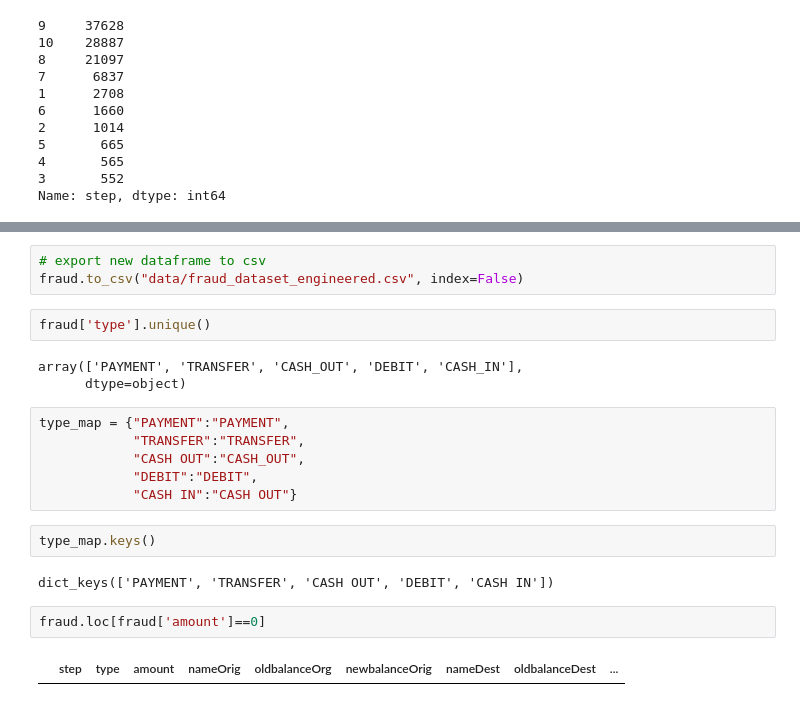
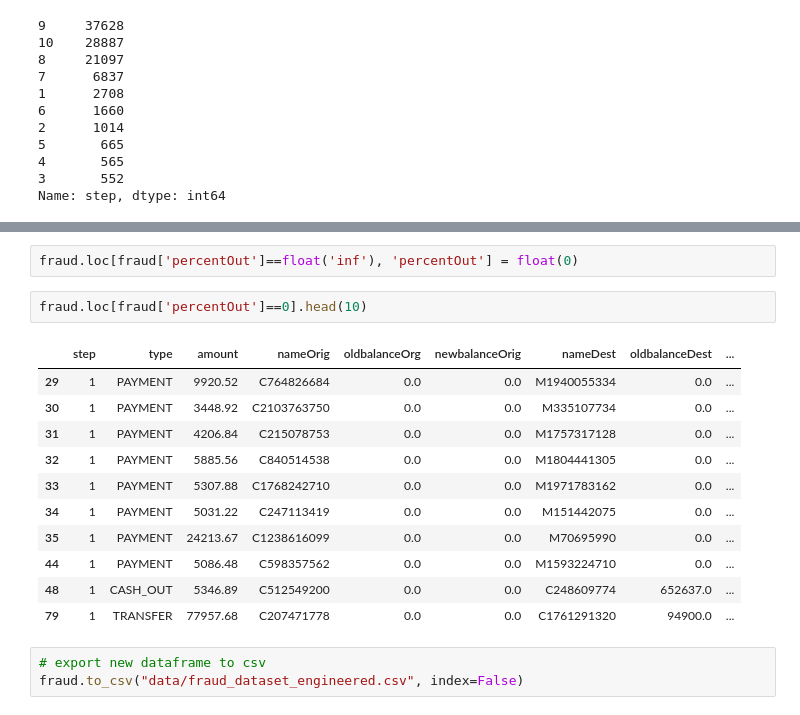
Before and after one commit to Sammybams/Payment-Fraud-Detection-Azure-AutoML, a Jupyter notebook: experimentation/Online-Payment-Fraud.ipynb, the cells around one changed output, grey strips where cells are left out. Drawn from its saved outputs; the diff is of its cells as text.

```diff
--- a/experimentation/Online-Payment-Fraud.ipynb
+++ b/experimentation/Online-Payment-Fraud.ipynb
@@ -61,22 +103,19 @@ Name: step, dtype: int64
+# %%
+fraud.loc[fraud['percentOut']==float('inf'), 'percentOut'] = float(0)
+# %%
+fraud.loc[fraud['percentOut']==0].head(10)
+# %% [output]
+|  | step | type | amount | nameOrig | oldbalanceOrg | newbalanceOrig | nameDest | oldbalanceDest | ... |
+| 29 | 1 | PAYMENT | 9920.52 | C764826684 | 0.0 | 0.0 | M1940055334 | 0.0 | ... |
+| 30 | 1 | PAYMENT | 3448.92 | C2103763750 | 0.0 | 0.0 | M335107734 | 0.0 | ... |
+| 31 | 1 | PAYMENT | 4206.84 | C215078753 | 0.0 | 0.0 | M1757317128 | 0.0 | ... |
+| 32 | 1 | PAYMENT | 5885.56 | C840514538 | 0.0 | 0.0 | M1804441305 | 0.0 | ... |
+| 33 | 1 | PAYMENT | 5307.88 | C1768242710 | 0.0 | 0.0 | M1971783162 | 0.0 | ... |
+| 34 | 1 | PAYMENT | 5031.22 | C247113419 | 0.0 | 0.0 | M151442075 | 0.0 | ... |
+| 35 | 1 | PAYMENT | 24213.67 | C1238616099 | 0.0 | 0.0 | M70695990 | 0.0 | ... |
+| 44 | 1 | PAYMENT | 5086.48 | C598357562 | 0.0 | 0.0 | M1593224710 | 0.0 | ... |
+| 48 | 1 | CASH_OUT | 5346.89 | C512549200 | 0.0 | 0.0 | C248609774 | 652637.0 | ... |
+| 79 | 1 | TRANSFER | 77957.68 | C207471778 | 0.0 | 0.0 | C1761291320 | 94900.0 | ... |
 # %%
 # export new dataframe to csv
 fraud.to_csv("data/fraud_dataset_engineered.csv", index=False)
-# %%
-fraud['type'].unique()
-# %% [output]
-array(['PAYMENT', 'TRANSFER', 'CASH_OUT', 'DEBIT', 'CASH_IN'],
-      dtype=object)
-# %%
-type_map = {"PAYMENT":"PAYMENT",
-            "TRANSFER":"TRANSFER",
-            "CASH OUT":"CASH_OUT",
-            "DEBIT":"DEBIT",
-            "CASH IN":"CASH OUT"}
-# %%
-type_map.keys()
-# %% [output]
-dict_keys(['PAYMENT', 'TRANSFER', 'CASH OUT', 'DEBIT', 'CASH IN'])
-# %%
-fraud.loc[fraud['amount']==0]
-# %% [output]
-|  | step | type | amount | nameOrig | oldbalanceOrg | newbalanceOrig | nameDest | oldbalanceDest | ... |
```
Also changed, not shown: parts of 7 cells of this notebook, 1 other file.
